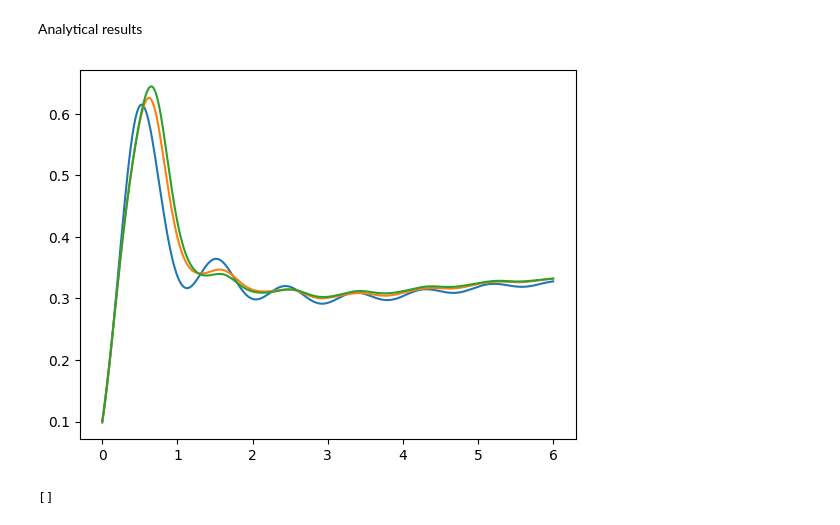
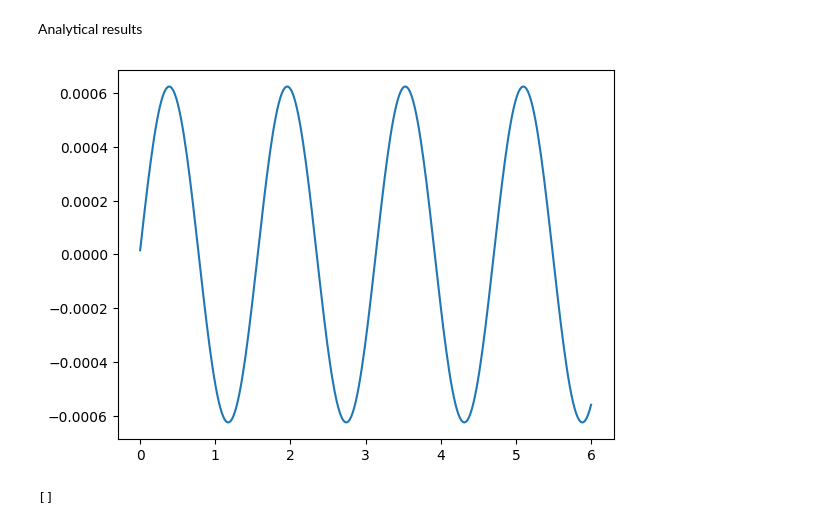
Before and after one commit to KristianMunnikhuis/subsystem_loschmidt_echo, a Jupyter notebook: scripts/0_quench_then_hold/verifying_sudden_quench.ipynb, the cells around one changed output. Saved outputs shown, nothing was run; the diff lists cells and outputs as text; code cells hidden in the pictures.

```diff
--- a/scripts/0_quench_then_hold/verifying_sudden_quench.ipynb
+++ b/scripts/0_quench_then_hold/verifying_sudden_quench.ipynb
@@ -65,9 +65,9 @@ def landau_states(L,g0,gf,t_eval):
     return states, t_eval
 # %%
 t= np.linspace(0,6,300)
-g0s= [1.25]
-gf=.75
-ns= [1,4,6]
+g0s= [20]
+gf=0
+ns= [1,2,3]
 def GS_overlap(states,L,g0):
     overlaps=[]
     u0,v0,_=landau_states(L,g0,g0,array([0,.01]))[0][0]
@@ -77,27 +77,27 @@ def GS_overlap(states,L,g0):
 # %%
 data=[]
 data1=[]
 for g0 in g0s:
     L = 100
     n = np.arange(0, L//2 )
     k = (2 * n + 1) * pi / L
     uks=[]
     vks=[]
     for ki in k:
         V0 = la.eigh(BdG(ki,g0))[1][:,1]
         uk = V0[0]*cos(2*w(ki,gf)*t)+1j*(a(ki,gf)*V0[0]+b(ki,gf)*V0[1])/w(ki,gf)*sin(2*w(ki,gf)*t)
         vk = -1j*V0[1]*cos(2*w(ki,gf)*t)+(b(ki,gf)*V0[0]-a(ki,gf)*V0[1])/w(ki,gf)*sin(2*w(ki,gf)*t)
 
         uks.append(uk)
         vks.append(vk)
     uks=array(uks)
     vks=array(vks)
     states = [[uks[:, i], vks[:, i], k] for i in range(len(t))]
-    dat= array([[-log(zz.P_n(ni,s))/ni for s in states] for ni in ns])
+    dat= [kz.sigma_general([0,1],s) for s in states]
 
-    plot(t,dat.T)
+    plot(t,dat)
 # %% [output]
-[figure, old version]
+[figure, new version]
 # %%
 data
 # %% [output]
```
Also changed, not shown: parts of 1 cell of this notebook, 16 other files.
